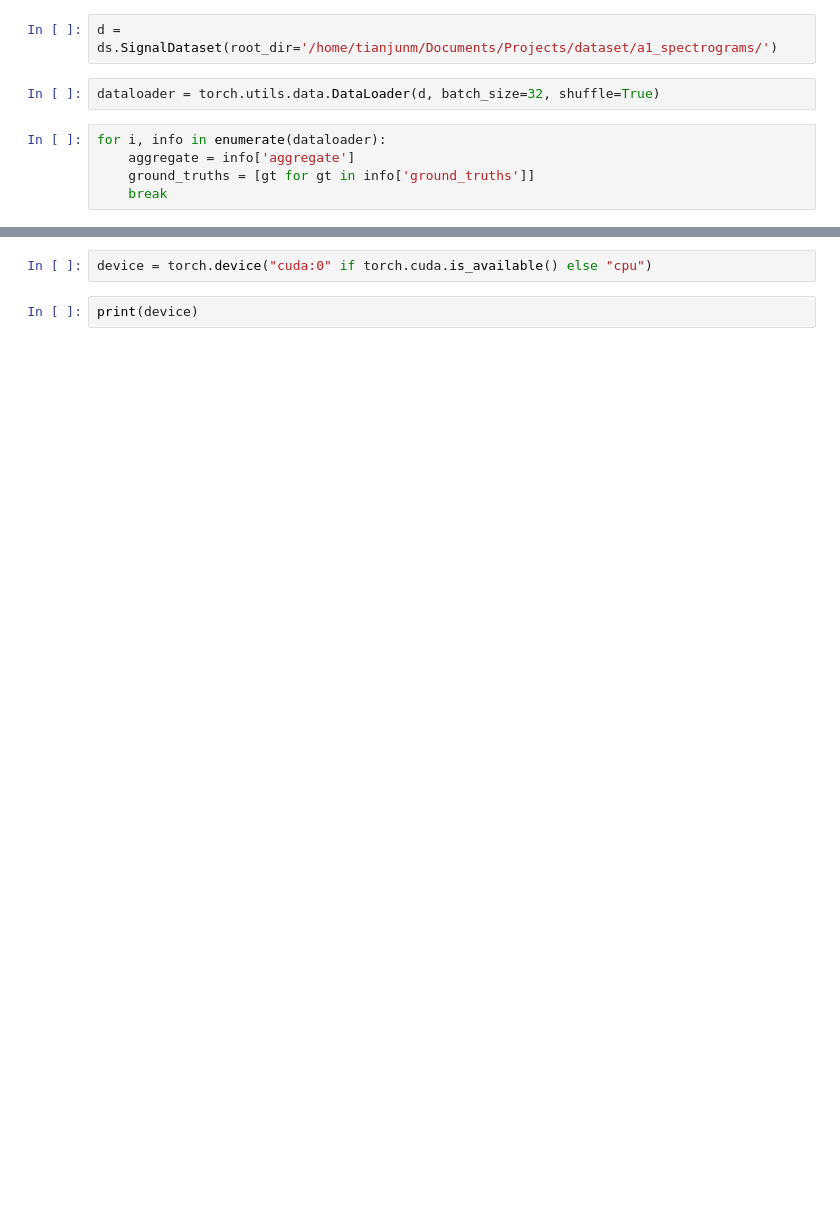
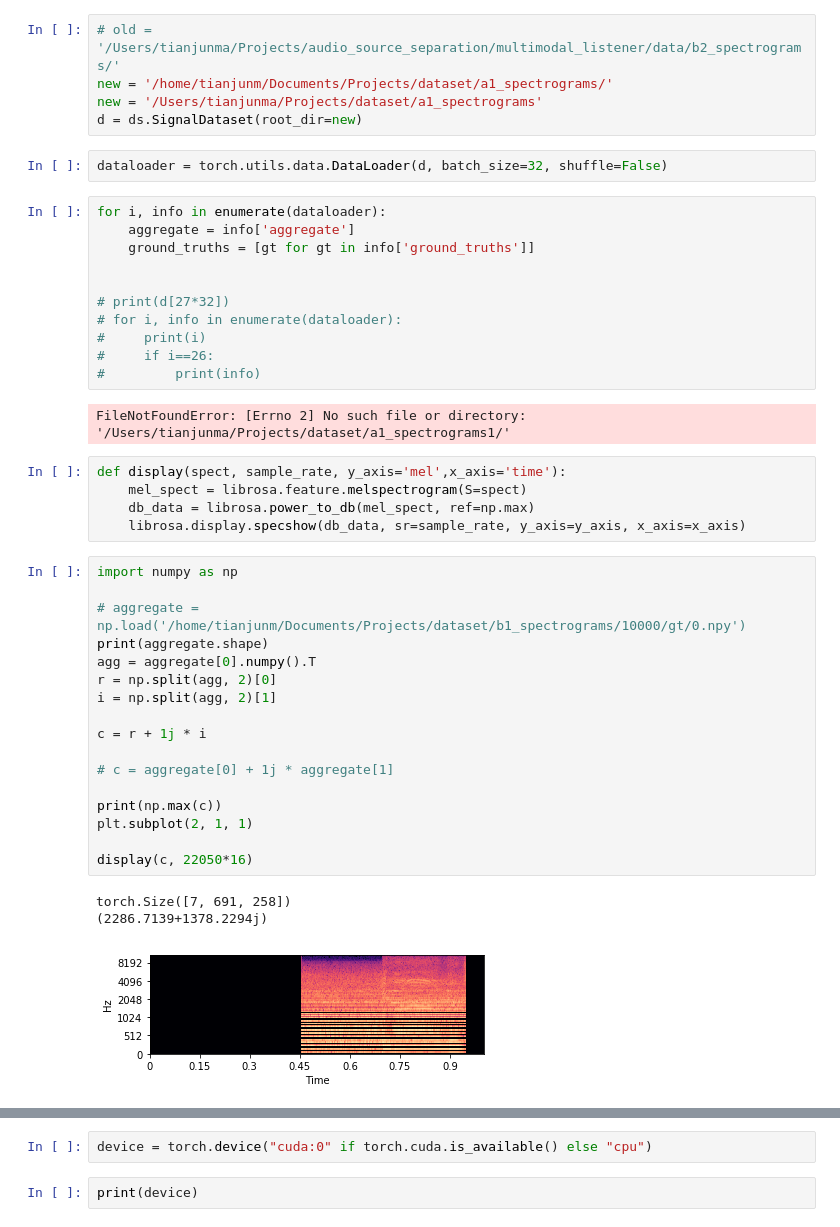
Before and after one commit to tianjunm/monaural-source-separation, a Jupyter notebook: model_scratch.ipynb, the cells around one changed output, grey strips where cells are left out. Saved outputs shown, nothing was run; the diff lists cells and outputs as text; blank space fills up the shorter version.

```diff
--- a/model_scratch.ipynb
+++ b/model_scratch.ipynb
@@ -8,12 +13,49 @@ import scipy.spatial.distance as ssdist
-# %%
-d = ds.SignalDataset(root_dir='/home/tianjunm/Documents/Projects/dataset/a1_spectrograms/')
+# %%
+# old = '/Users/tianjunma/Projects/audio_source_separation/multimodal_listener/data/b2_spectrograms/'
+new = '/home/tianjunm/Documents/Projects/dataset/a1_spectrograms/'
+new = '/Users/tianjunma/Projects/dataset/a1_spectrograms'
+d = ds.SignalDataset(root_dir=new)
 # %%
-dataloader = torch.utils.data.DataLoader(d, batch_size=32, shuffle=True)
+dataloader = torch.utils.data.DataLoader(d, batch_size=32, shuffle=False)
 # %%
 for i, info in enumerate(dataloader):
     aggregate = info['aggregate']
     ground_truths = [gt for gt in info['ground_truths']]
-    break
+
+
+# print(d[27*32])
+# for i, info in enumerate(dataloader):
+#     print(i)
+#     if i==26:
+#         print(info)
+# %% [output]
+FileNotFoundError: [Errno 2] No such file or directory: '/Users/tianjunma/Projects/dataset/a1_spectrograms1/'
+# %%
+def display(spect, sample_rate, y_axis='mel',x_axis='time'):
+    mel_spect = librosa.feature.melspectrogram(S=spect)
+    db_data = librosa.power_to_db(mel_spect, ref=np.max)
+    librosa.display.specshow(db_data, sr=sample_rate, y_axis=y_axis, x_axis=x_axis)
+# %%
+import numpy as np
+
+# aggregate = np.load('/home/tianjunm/Documents/Projects/dataset/b1_spectrograms/10000/gt/0.npy')
+print(aggregate.shape)
+agg = aggregate[0].numpy().T
+r = np.split(agg, 2)[0]
+i = np.split(agg, 2)[1]
+
+c = r + 1j * i
+
+# c = aggregate[0] + 1j * aggregate[1]
+
+print(np.max(c))
+plt.subplot(2, 1, 1)
+
+display(c, 22050*16)
+# %% [output]
+torch.Size([7, 691, 258])
+(2286.7139+1378.2294j)
+[figure, added]
 # %%
 import numpy as np
 # agg = np.load('/home/tianjunm/Documents/Projects/dataset/a1_spectrograms/1000/gt/4.npy')
```
Also changed, not shown: parts of 17 cells of this notebook, 8 other files.
